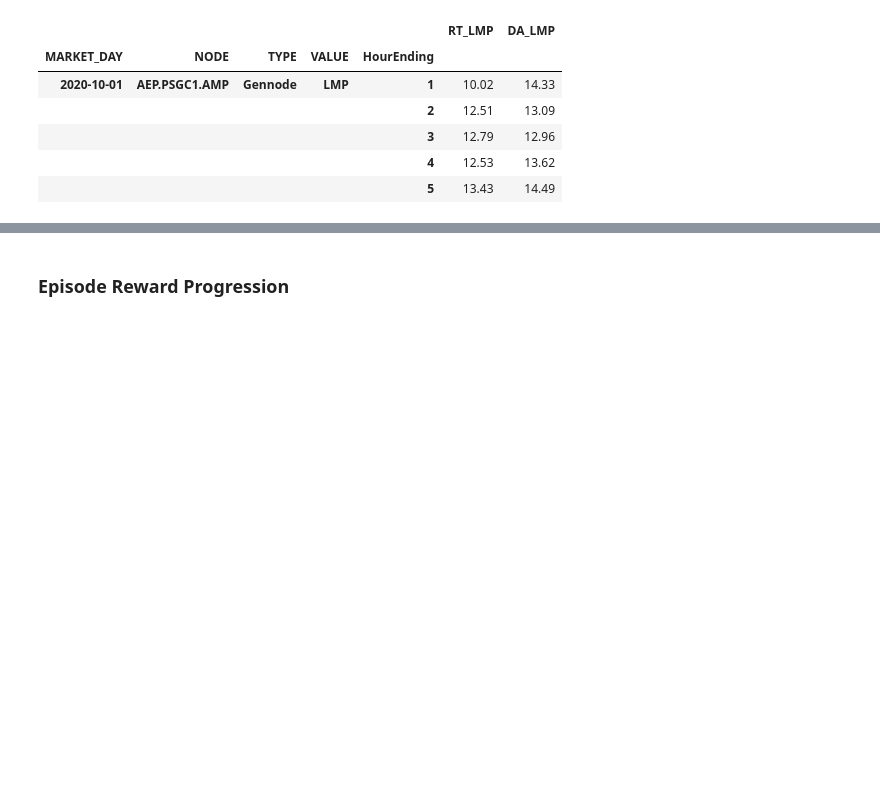
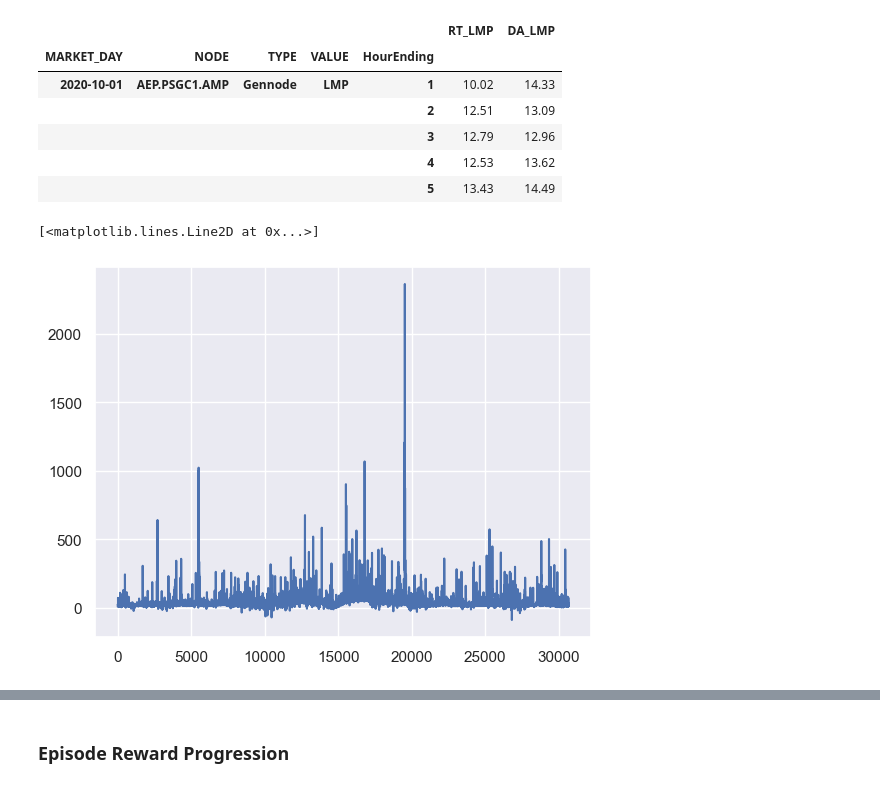
Before and after one commit to andrewrade/3001-RL-Grid-Battery-Management-Agent, a Jupyter notebook: power_trading_agents.ipynb, the cells around one changed output, grey strips where cells are left out. Drawn from its saved outputs; the diff is of its cells as text; code cells hidden in the pictures; blank space fills up the shorter version.

```diff
--- a/power_trading_agents.ipynb
+++ b/power_trading_agents.ipynb
@@ -111,3 +108,9 @@ df.head()
 |  |  |  |  | 3 | 12.79 | 12.96 |
 |  |  |  |  | 4 | 12.53 | 13.62 |
 |  |  |  |  | 5 | 13.43 | 14.49 |
+# %%
+price_values_array = df.RT_LMP.values
+plt.plot(price_values_array)
+# %% [output]
+[<matplotlib.lines.Line2D at 0x...>]
+[figure, added]
```
Also changed, not shown: parts of 28 cells of this notebook, 1 other file.
